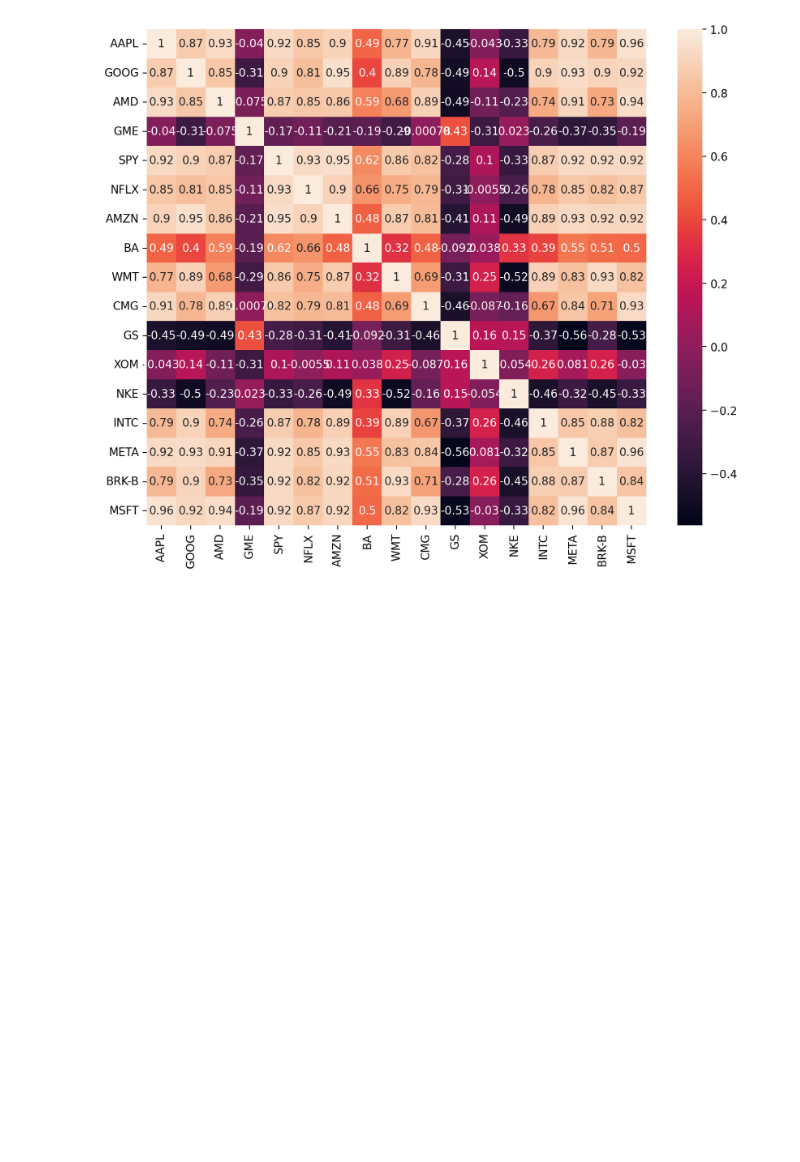
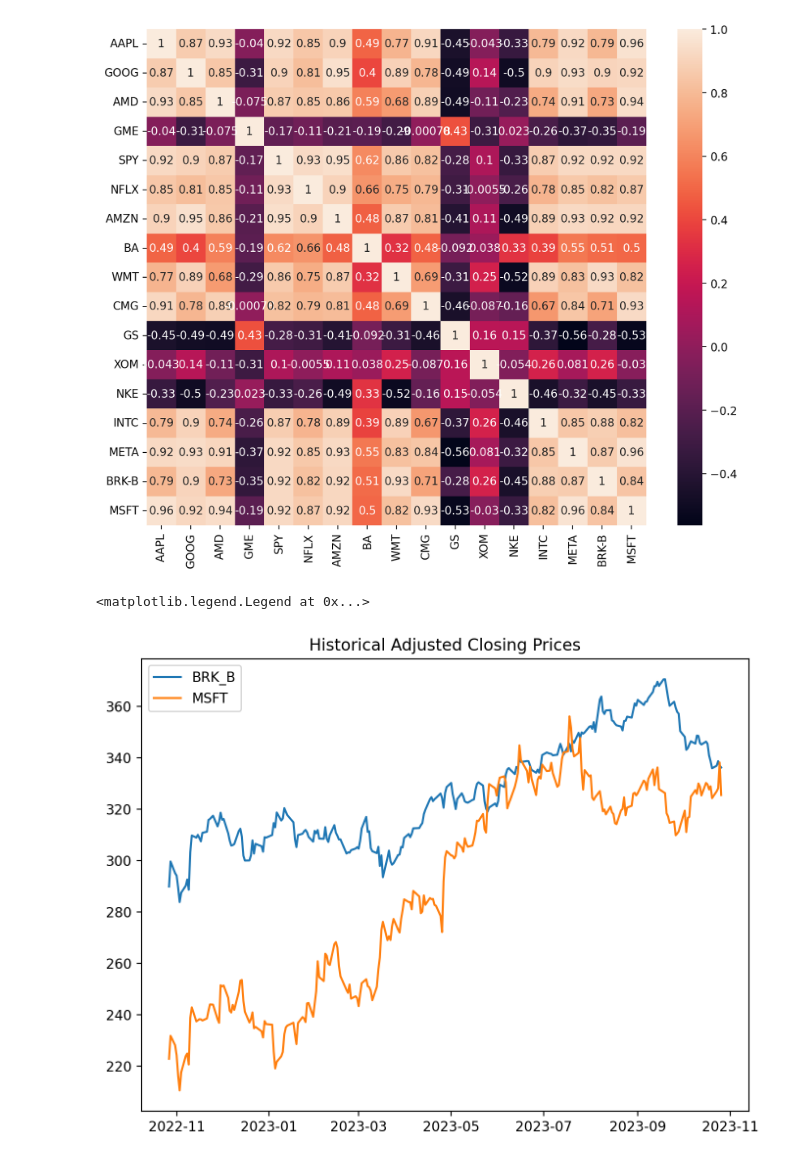
Before and after one commit to AnthonyLovesCoffee/pairs-trading-model, a Jupyter notebook: pairs_trading.ipynb, the cells around one changed output. Drawn from its saved outputs; the diff is of its cells as text; code cells hidden in the pictures; blank space fills up the shorter version.

```diff
--- a/pairs_trading.ipynb
+++ b/pairs_trading.ipynb
@@ -84,3 +89,14 @@ sns.heatmap(correlation_matrix, annot = True)
 # %% [output]
 <Axes: >
 [figure]
+# %%
+figure(figsize=(8, 6), dpi=200)
+BRKB = stock_data['BRK-B']
+MSFT = stock_data['MSFT']
+plt.plot(BRKB, label = "BRK_B")
+plt.plot(MSFT, label = "MSFT")
+plt.title('Historical Adjusted Closing Prices')
+plt.legend()
+# %% [output]
+<matplotlib.legend.Legend at 0x...>
+[figure, added]
```
Also changed, not shown: parts of 15 cells of this notebook.
